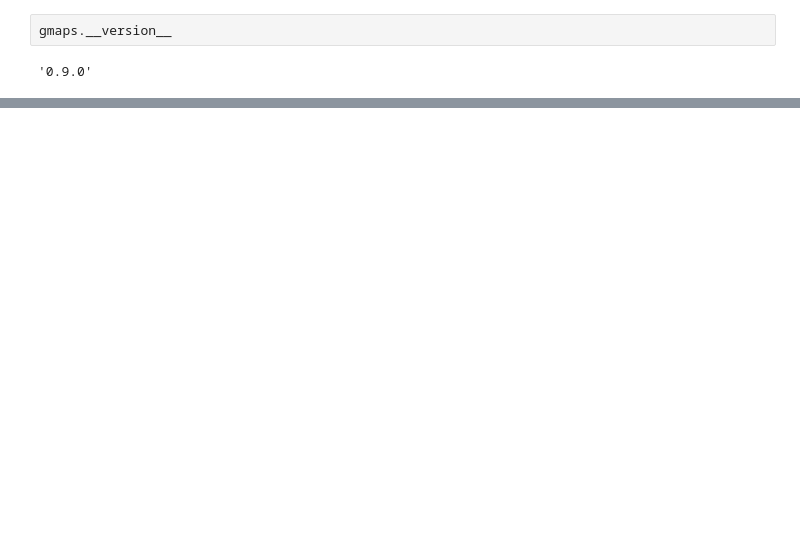
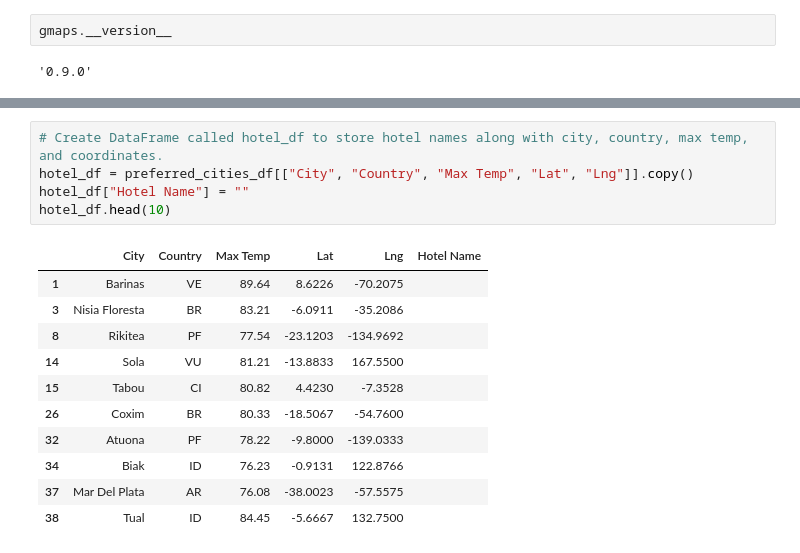
Before and after one commit to rllemos/World_Weather_Analysis, a Jupyter notebook: WeatherPy.ipynb, the cells around one changed output, grey strips where cells are left out. Saved outputs shown, nothing was run; the diff lists cells and outputs as text; blank space fills up the shorter version.

```diff
--- a/WeatherPy.ipynb
+++ b/WeatherPy.ipynb
@@ -540,0 +574,17 @@ widgets.IntSlider()
+# %%
+# Create DataFrame called hotel_df to store hotel names along with city, country, max temp, and coordinates.
+hotel_df = preferred_cities_df[["City", "Country", "Max Temp", "Lat", "Lng"]].copy()
+hotel_df["Hotel Name"] = ""
+hotel_df.head(10)
+# %% [output]
+|  | City | Country | Max Temp | Lat | Lng | Hotel Name |
+| 1 | Barinas | VE | 89.64 | 8.6226 | -70.2075 |  |
+| 3 | Nisia Floresta | BR | 83.21 | -6.0911 | -35.2086 |  |
+| 8 | Rikitea | PF | 77.54 | -23.1203 | -134.9692 |  |
+| 14 | Sola | VU | 81.21 | -13.8833 | 167.5500 |  |
+| 15 | Tabou | CI | 80.82 | 4.4230 | -7.3528 |  |
+| 26 | Coxim | BR | 80.33 | -18.5067 | -54.7600 |  |
+| 32 | Atuona | PF | 78.22 | -9.8000 | -139.0333 |  |
+| 34 | Biak | ID | 76.23 | -0.9131 | 122.8766 |  |
+| 37 | Mar Del Plata | AR | 76.08 | -38.0023 | -57.5575 |  |
+| 38 | Tual | ID | 84.45 | -5.6667 | 132.7500 |  |
```
Also changed, not shown: parts of 34 cells of this notebook, 8 other files.
